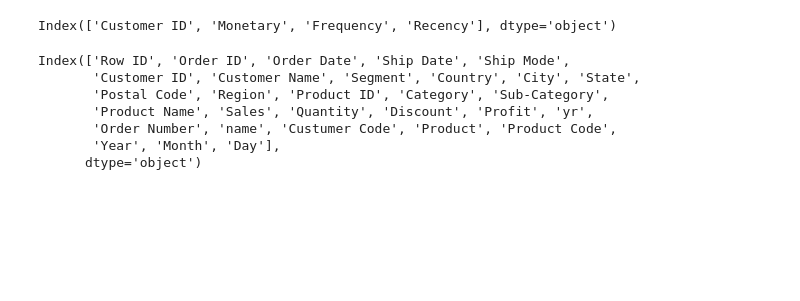
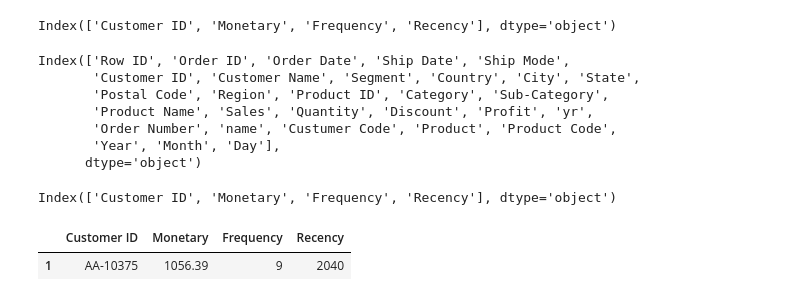
Before and after one commit to sfdatade/e_commerce_project, a Jupyter notebook: e_commerce_playground.ipynb, the cells around one changed output. Saved outputs shown, nothing was run; the diff lists cells and outputs as text; code cells hidden in the pictures; blank space fills up the shorter version.

```diff
--- a/e_commerce_playground.ipynb
+++ b/e_commerce_playground.ipynb
@@ -411,3 +411,12 @@ Index(['Row ID', 'Order ID', 'Order Date', 'Ship Date', 'Ship Mode',
        'Order Number', 'name', 'Custumer Code', 'Product', 'Product Code',
        'Year', 'Month', 'Day'],
       dtype='object')
+# %%
+print(customer_data.columns)
+# %% [output]
+Index(['Customer ID', 'Monetary', 'Frequency', 'Recency'], dtype='object')
+# %%
+customer_data.head(1)
+# %% [output]
+|  | Customer ID | Monetary | Frequency | Recency |
+| 1 | AA-10375 | 1056.39 | 9 | 2040 |
```
Also changed, not shown: parts of 1 cell of this notebook.
